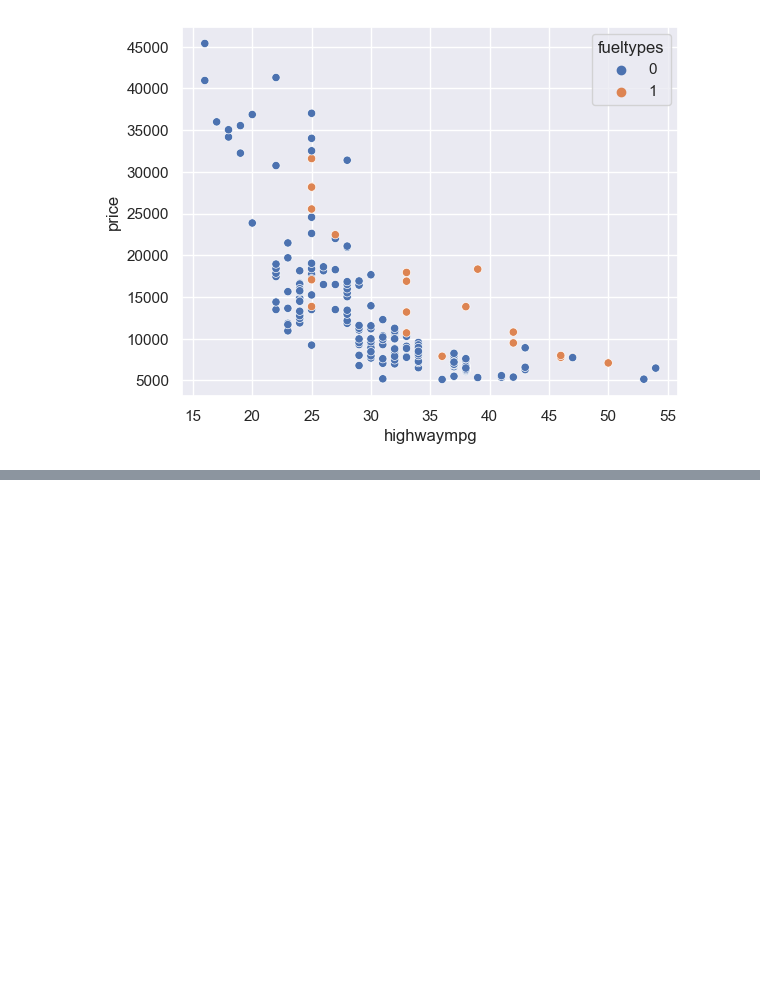
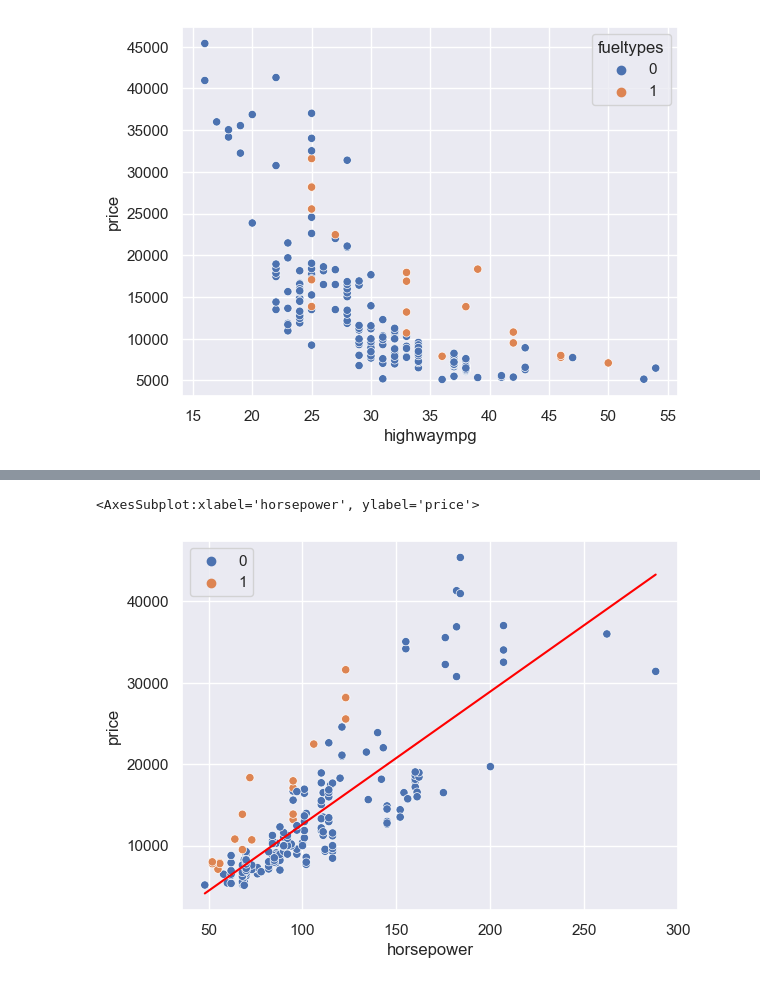
Before and after one commit to lingeshnafeax/DataScience, a Jupyter notebook: Car Price Prediction/Car Price Prediction.ipynb, the cells around one changed output, grey strips where cells are left out. Drawn from its saved outputs; the diff is of its cells as text; code cells hidden in the pictures; blank space fills up the shorter version.

```diff
--- a/Car Price Prediction/Car Price Prediction.ipynb
+++ b/Car Price Prediction/Car Price Prediction.ipynb
@@ -163,0 +188,5 @@ dtype: float64
+# %%
+x1=data["horsepower"]
+x=sm.add_constant(x1)
+result=sm.OLS(y,x).fit()
+result.summary()
@@ -163,0 +213,7 @@ dtype: float64
+# %%
+sns.scatterplot(x=x1,y=y,hue=data["fueltypes"])
+yhat=-3721.7615+163.2631*data["horsepower"]
+sns.lineplot(x=x1,y=yhat,color="red")
+# %% [output]
+<AxesSubplot:xlabel='horsepower', ylabel='price'>
+[figure, added]
```
Also changed, not shown: parts of 16 cells of this notebook.
